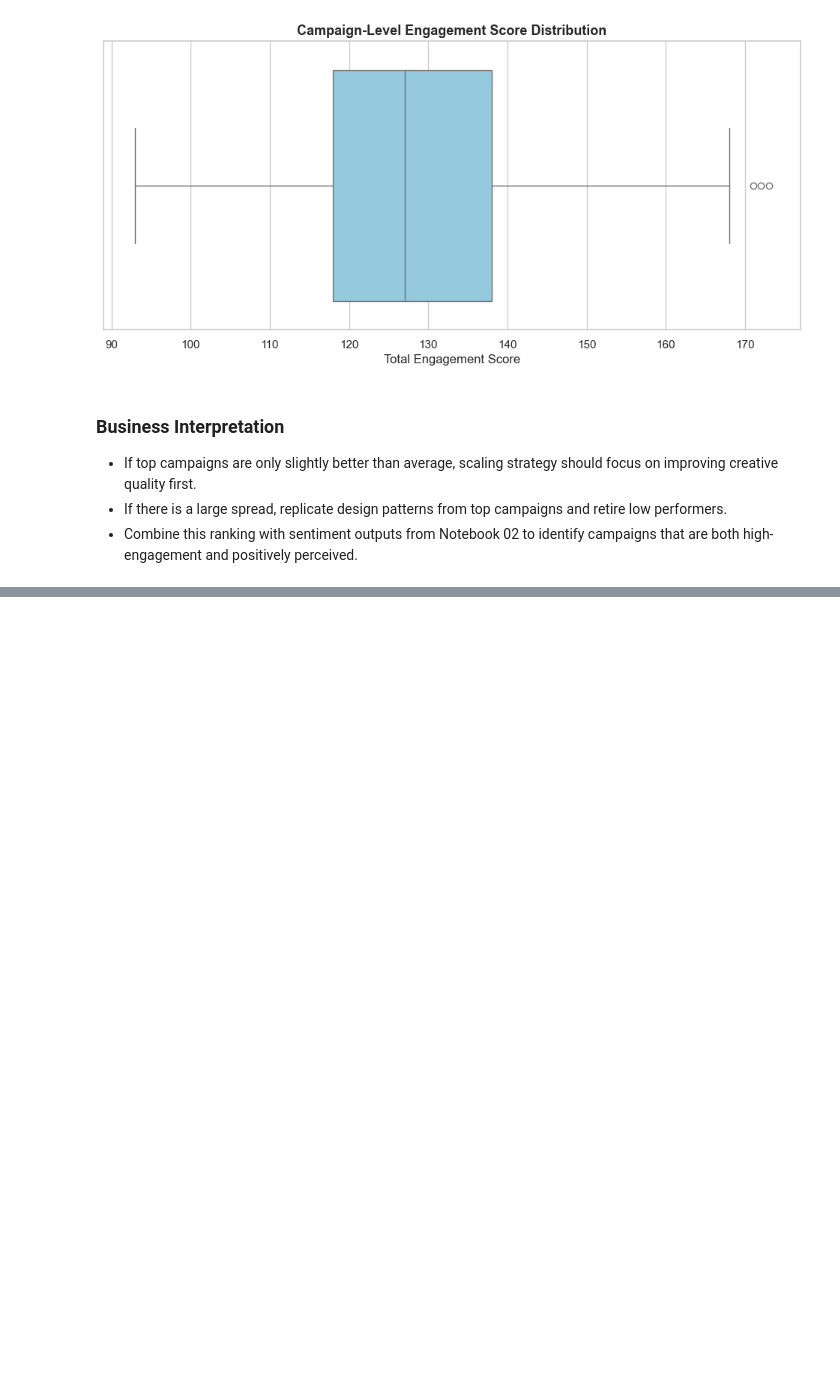
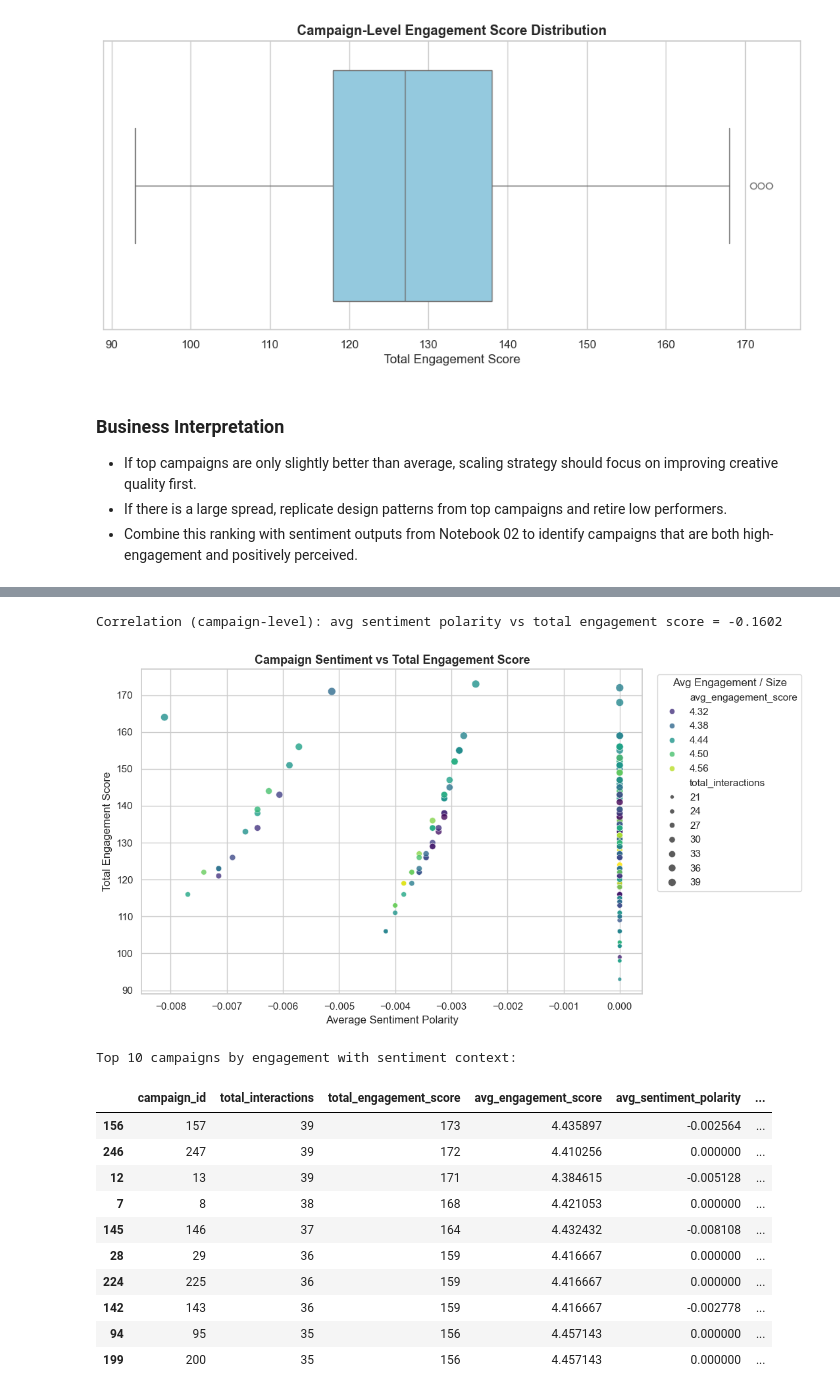
Before and after one commit to sumitiitj493-boop/ad-engagement-analysis, a Jupyter notebook: notebooks/03_engagement.ipynb, the cells around one changed output, grey strips where cells are left out. Cells and saved outputs as stored; diff of their text form; code cells hidden in the pictures; blank space fills up the shorter version.

Commit message:
Finalize project with enhanced sentiment, decision outputs, and final report

```diff
--- a/notebooks/03_engagement.ipynb
+++ b/notebooks/03_engagement.ipynb
@@ -210,0 +216,20 @@ Engagement score spread across campaigns: 80
+# %%
+from textblob import TextBlob
+
+# 6A. Interaction-level sentiment scoring
+df['sentiment_polarity'] = df['comment'].astype(str).apply(lambda text: TextBlob(text).sentiment.polarity)
+
+def polarity_label(p):
+    if p > 0.05:
+        return 'positive'
+    if p < -0.05:
+        return 'negative'
+    return 'neutral'
+
+df['sentiment_label'] = df['sentiment_polarity'].apply(polarity_label)
+
+print('Sentiment label distribution:')
+display(df['sentiment_label'].value_counts().to_frame('count'))
+
+interaction_corr = df['sentiment_polarity'].corr(df['engagement_score'])
+print(f"Correlation (interaction-level): sentiment polarity vs engagement score = {interaction_corr:.4f}")
@@ -210,0 +243,58 @@ Engagement score spread across campaigns: 80
+# %%
+# 6B. Campaign-level merge: sentiment + engagement
+campaign_sentiment = (
+    df.groupby('campaign_id', as_index=False)
+      .agg(
+          avg_sentiment_polarity=('sentiment_polarity', 'mean'),
+          positive_share=('sentiment_label', lambda s: (s == 'positive').mean())
+      )
+)
+
+campaign_sentiment_engagement = campaign_performance.merge(
+    campaign_sentiment, on='campaign_id', how='left'
+)
+
+campaign_corr = campaign_sentiment_engagement['avg_sentiment_polarity'].corr(
+    campaign_sentiment_engagement['total_engagement_score']
+)
+print(f"Correlation (campaign-level): avg sentiment polarity vs total engagement score = {campaign_corr:.4f}")
+
+plt.figure(figsize=(11, 6))
+sns.scatterplot(
+    data=campaign_sentiment_engagement,
+    x='avg_sentiment_polarity',
+    y='total_engagement_score',
+    size='total_interactions',
+    hue='avg_engagement_score',
+    palette='viridis',
+    alpha=0.8
+    )
+plt.title('Campaign Sentiment vs Total Engagement Score', fontsize=13, fontweight='bold')
+plt.xlabel('Average Sentiment Polarity')
+plt.ylabel('Total Engagement Score')
+plt.legend(title='Avg Engagement / Size', bbox_to_anchor=(1.02, 1), loc='upper left')
+plt.tight_layout()
+plt.show()
+
+# Highlight campaigns that are both high-engagement and positive in sentiment
+top_sentiment_engagement = campaign_sentiment_engagement.sort_values(
+    by=['total_engagement_score', 'avg_sentiment_polarity'], ascending=False
+).head(10)
+
+print('Top 10 campaigns by engagement with sentiment context:')
+display(top_sentiment_engagement[['campaign_id', 'total_interactions', 'total_engagement_score', 'avg_engagement_score', 'avg_sentiment_polarity', 'positive_share']])
+# %% [output]
+Correlation (campaign-level): avg sentiment polarity vs total engagement score = -0.1602
+[figure, added]
+Top 10 campaigns by engagement with sentiment context:
+|  | campaign_id | total_interactions | total_engagement_score | avg_engagement_score | avg_sentiment_polarity | ... |
+| 156 | 157 | 39 | 173 | 4.435897 | -0.002564 | ... |
+| 246 | 247 | 39 | 172 | 4.410256 | 0.000000 | ... |
+| 12 | 13 | 39 | 171 | 4.384615 | -0.005128 | ... |
+| 7 | 8 | 38 | 168 | 4.421053 | 0.000000 | ... |
+| 145 | 146 | 37 | 164 | 4.432432 | -0.008108 | ... |
+| 28 | 29 | 36 | 159 | 4.416667 | 0.000000 | ... |
+| 224 | 225 | 36 | 159 | 4.416667 | 0.000000 | ... |
+| 142 | 143 | 36 | 159 | 4.416667 | -0.002778 | ... |
+| 94 | 95 | 35 | 156 | 4.457143 | 0.000000 | ... |
+| 199 | 200 | 35 | 156 | 4.457143 | 0.000000 | ... |
```
Also changed, not shown: parts of 5 cells of this notebook, 4 other files.
